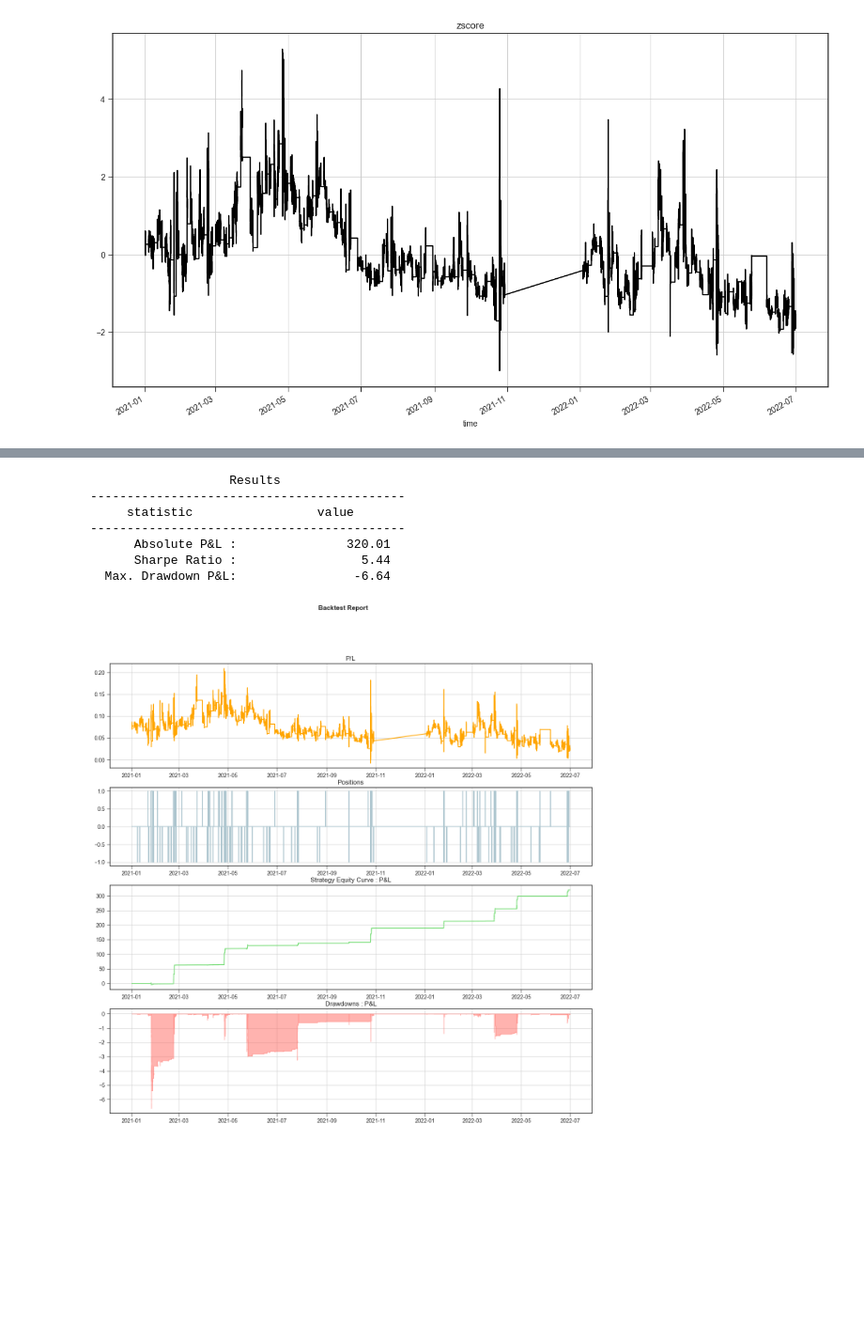
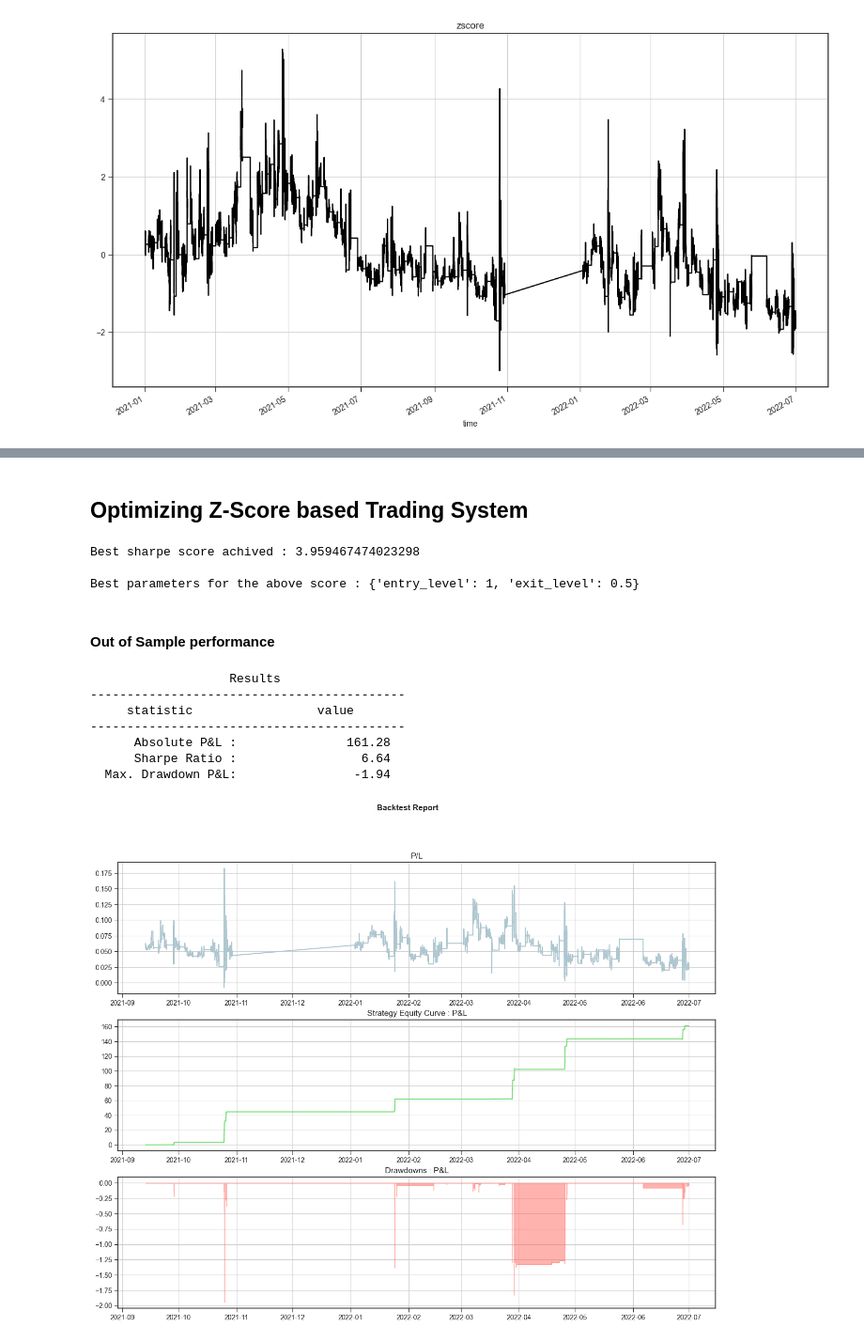
Before and after one commit to Harkishan-99/Quant-Research-Project---Harkishan, a Jupyter notebook: Research Notebook.ipynb, the cells around one changed output, grey strips where cells are left out. Shown: that part at 94% size. Saved outputs shown, nothing was run; the diff lists cells and outputs as text; code cells hidden in the pictures; blank space fills up the shorter version.

Commit message:
Added documentations and optimizer

```diff
--- a/Research Notebook.ipynb
+++ b/Research Notebook.ipynb
@@ -21,5 +39,6 @@ df.head()
 # %%
-df = df.dropna()
+df = df.fillna(method='ffill') # impute the missing values
+# plot banknifty and nifty IVs
 df[['banknifty', 'nifty']].plot(figsize=(16,9), grid=True);
 # %% [output]
 [figure]
@@ -37,0 +69,4 @@ PL.plot(figsize=(16,9), color='black', grid=True);
+# %%
+offset = pd.Timedelta('255D') # 1 year of insample data
+start = df.index[0] # starting date of the dataset
+ins, oos = df[:start+offset], df[start+offset:] #insample and out of sample split respectively
@@ -43,25 +99,41 @@ zscore.plot(figsize=(16,9), color='black', grid=True, title='zscore');
 # %%
 class ZScoreStrategy(VectorizedBT):
-    def __init__(self, df, window_size=120, entry_level=2, exit_level=0):
+    """
+    Z-Score based strategy implementation
+    as vectorized backtesting.
+    """
+    def __init__(self, df, window_size=30,
+                 entry_level=2, exit_level=0):
+        # initialized the VecotrizedBT class
         super(ZScoreStrategy, self).__init__()
+        # define the spread
         self.spread = df['banknifty'] - df['nifty']
+        # get the decay adjusted spread
         self.PL = self.spread*(df['tte']**0.7)
+        # define window size
         self.window = window_size
+        # compute the moving average
         mavg = self.spread.rolling(self.window).mean()
+        # compute the moving standard deviation
         std = self.spread.rolling(self.window).mean().std()
+        # get the rolling score
         self.rolling_zscore = ((self.spread - mavg)/std).dropna()
+        # define the thresholds
         self.entry_level = entry_level
         self.exit_level = exit_level
 
-    def get_signals(self):
-        #convert to numpy array for faster computation
+    def get_signals(self)->pd.Series:
+        """
+        Returns the signals from z-score strategy.
+        """
+        # convert to numpy array for faster computation
         zscore = np.asarray(self.rolling_zscore)
         # get indices for long and short positions
         longs_entry = zscore < -self.entry_level
         longs_exit = zscore > -self.exit_level
         shorts_entry = zscore > self.entry_level
         shorts_exit = zscore < self.exit_level
-        #pandas series for storing long short signals
+        # pandas series for storing long short signals
         num_units_long = pd.Series([np.nan for i in range(len(zscore))])
         num_units_short = pd.Series([np.nan for i in range(len(zscore))])
         # set threshold crossings with corresponding position
@@ -79,7 +151,7 @@ class ZScoreStrategy(VectorizedBT):
         num_units_long = num_units_long.fillna(method='ffill')
         num_units_short = num_units_short.fillna(method='ffill')
         num_units = num_units_long + num_units_short
-        #signals series
-        signals = pd.Series(0, index=df.index, name='signals')
+        # signals series
+        signals = pd.Series(0, index=self.spread.index, name='signals')
         signals[self.rolling_zscore.index] = num_units
         return signals
@@ -86,13 +174,31 @@ class ZScoreStrategy(VectorizedBT):
+# %% [markdown]
+## Optimizing Z-Score based Trading System
+# %%
+# In-sample optimization
+opt = Optimizer(ZScoreStrategy, ins) # initialize the optimizer with ZScoreStrategy
+# search paramters
+params = {'entry_level':[1,1.25,1.69,2], 'exit_level':{0,0.5}}
+# run search
+opt.search(params)
+# %% [output]
+Best sharpe score achived : 3.959467474023298
+
+Best parameters for the above score : {'entry_level': 1, 'exit_level': 0.5}
+# %% [markdown]
+#### Out of Sample performance
 # %%
-strat = ZScoreStrategy(df, 30, entry_level=0.5)
+# initialize the backtest
+strat = ZScoreStrategy(oos, 30, entry_level=1, exit_level=0.5)
+# run the backtest
 strat.run()
-strat.get_perf_stats()
+# get the backtest summary
+strat.get_summary()
 # %% [output]
                    Results
 -------------------------------------------
      statistic                 value
 -------------------------------------------
-      Absolute P&L :               320.01
-      Sharpe Ratio :                 5.44
-  Max. Drawdown P&L:                -6.64
+      Absolute P&L :               161.28
+      Sharpe Ratio :                 6.64
+  Max. Drawdown P&L:                -1.94
-[figure, old version]
+[figure, new version]
```
Also changed, not shown: parts of 26 cells of this notebook.
